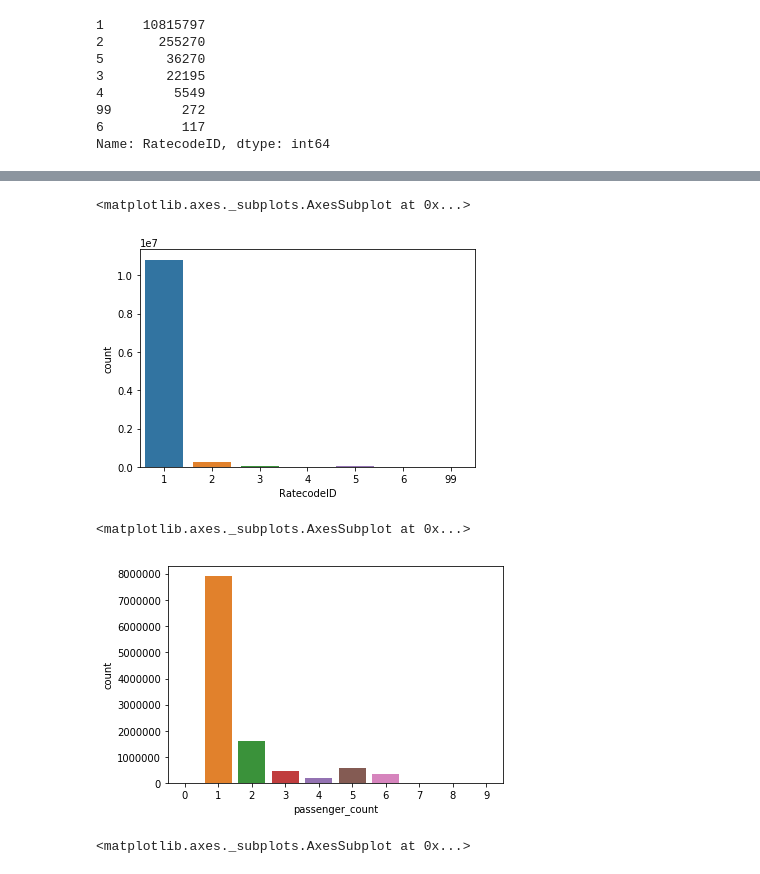
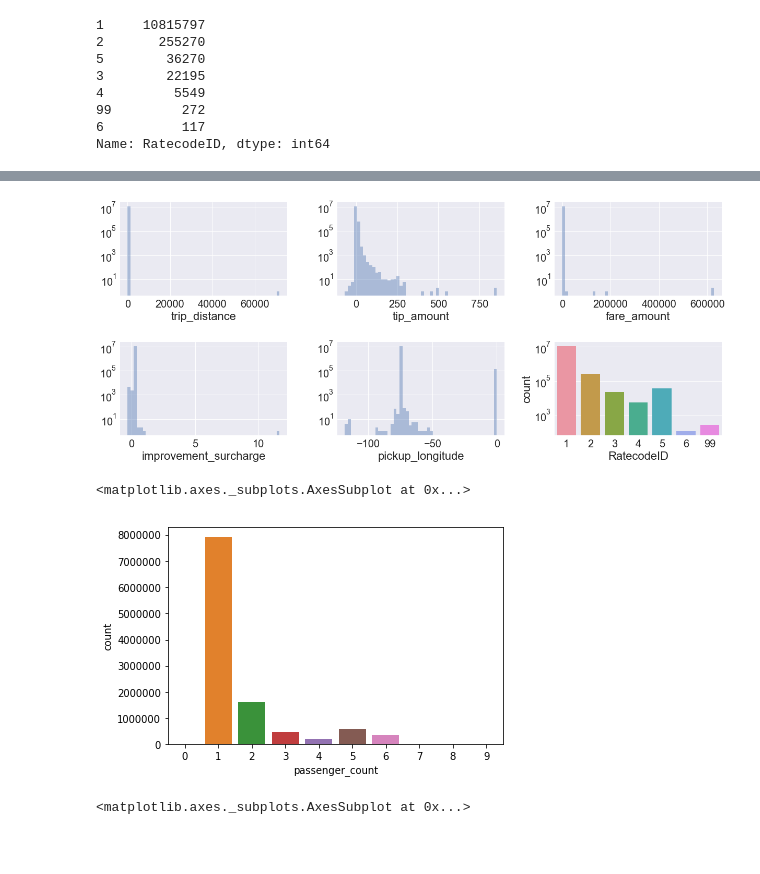
Before and after one commit to Sitorias/TaxiPrediction, a Jupyter notebook: Data_cleaning.ipynb, the cells around one changed output, grey strips where cells are left out. Drawn from its saved outputs; the diff is of its cells as text; code cells hidden in the pictures; blank space fills up the shorter version.

```diff
--- a/Data_cleaning.ipynb
+++ b/Data_cleaning.ipynb
@@ -24,13 +52,30 @@ Name: RatecodeID, dtype: int64
+# %%
+sns.set(font_scale=2)
+plt.figure(figsize=(20,8))
+plt.subplot(2,3,1)
+sns.distplot(data.trip_distance, hist_kws={'log':True},kde=False)
+plt.subplot(2,3,2)
+sns.distplot(data.tip_amount, hist_kws={'log':True},kde=False)
+plt.subplot(2,3,3)
+sns.distplot(data.fare_amount, hist_kws={'log':True},kde=False)
+plt.subplot(2,3,4)
+sns.distplot(data.improvement_surcharge, hist_kws={'log':True},kde=False)
+plt.subplot(2,3,5)
+sns.distplot(data.pickup_longitude,hist_kws={'log':True},kde=False)
+plt.subplot(2,3,6)
+g = sns.countplot(data.RatecodeID)
+g.set_yscale('log')
+plt.subplots_adjust(left=0.1, wspace=0.3, hspace=0.5, top=.9)
+
+
+plt.savefig('plots/Outliers.pdf')
+# %% [output]
+[figure, added]
 # %%
-sns.countplot(data.RatecodeID)
+sns.counplot(data.passenger_count)
 # %% [output]
 <matplotlib.axes._subplots.AxesSubplot at 0x...>
-[figure, old version]
+[figure, new version]
-# %%
-sns.countplot(data.passenger_count)
-# %% [output]
-<matplotlib.axes._subplots.AxesSubplot at 0x...>
-[figure, removed]
 # %%
 sns.countplot(data.payment_type)
 # %% [output]
```
Also changed, not shown: parts of 19 cells of this notebook, 7 other files.
